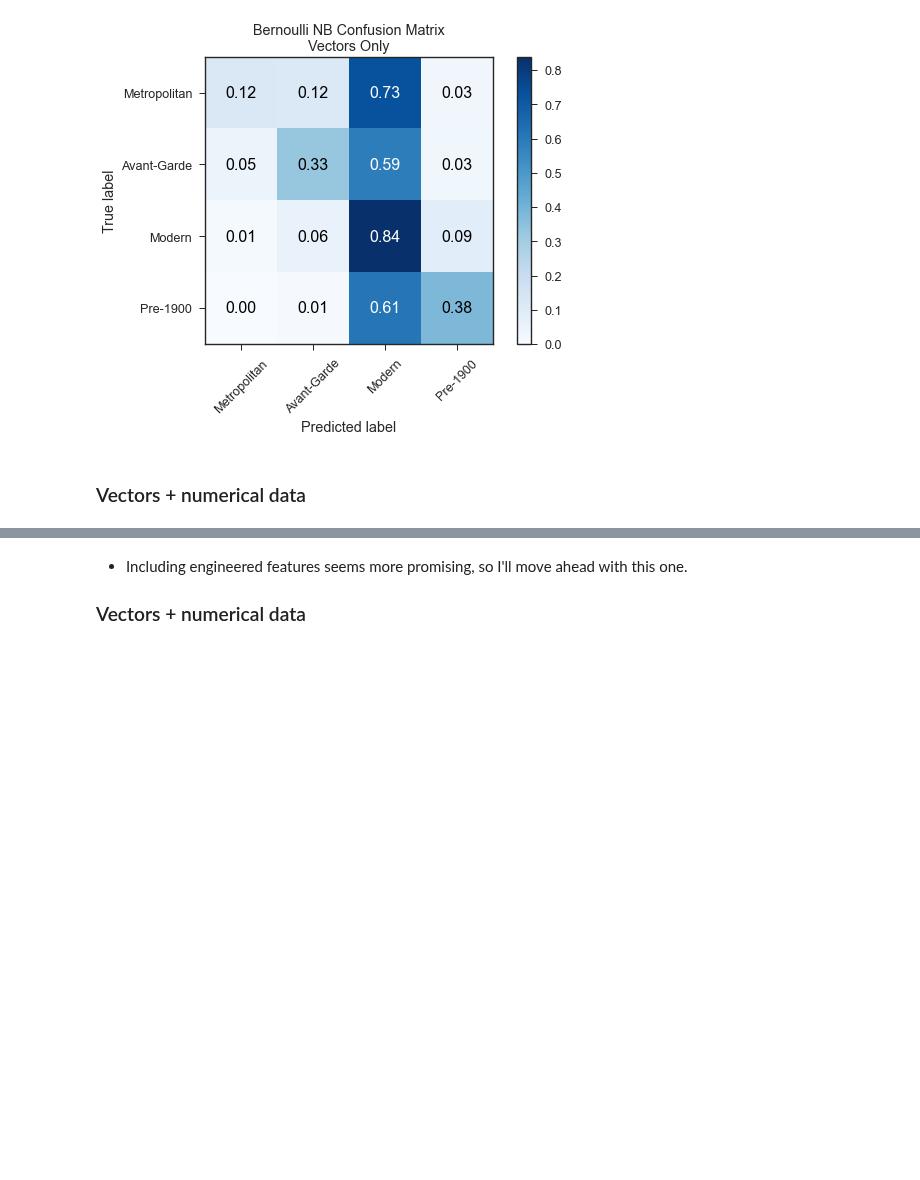
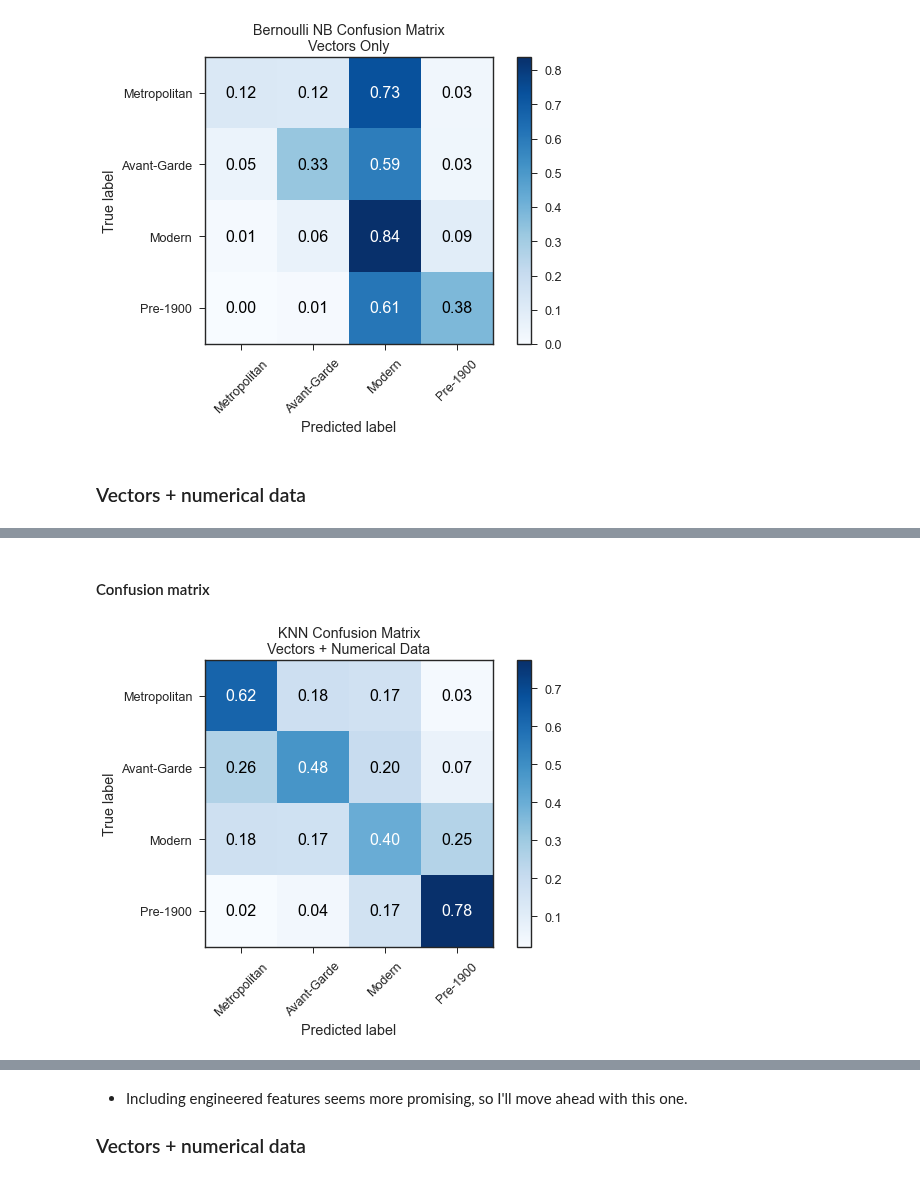
Before and after one commit to p-szymo/poetry_genre_classifier, a Jupyter notebook: 04_modeling.ipynb, the cells around one changed output, grey strips where cells are left out. Drawn from its saved outputs; the diff is of its cells as text; code cells hidden in the pictures; blank space fills up the shorter version.

```diff
--- a/04_modeling.ipynb
+++ b/04_modeling.ipynb
@@ -779,0 +883,33 @@ print_nb_features(
+# %%
+%%time
+
+# predict class for the train and test sets
+y_train_preds_knn_combo = knn_combo.predict(X_train_combo)
+y_test_preds_knn_combo = knn_combo.predict(X_test_combo)
+
+# print out accuracy and f1 scores for train set
+knn_combo_acc_train = accuracy_score(y_train, y_train_preds_knn_combo)
+knn_combo_f1_train = f1_score(y_train, y_train_preds_knn_combo, average='weighted')
+
+print('-----TRAIN-----')
+print(f'Accuracy: {knn_combo_acc_train}')
+print(f'F1 score: {knn_combo_f1_train}')
+
+# print out accuracy and f1 scores for test set
+knn_combo_acc_test = accuracy_score(y_test, y_test_preds_knn_combo)
+knn_combo_f1_test = f1_score(y_test, y_test_preds_knn_combo, average='weighted')
+
+print('\n-----TEST-----')
+print(f'Accuracy: {knn_combo_acc_test}')
+print(f'F1 score: {knn_combo_f1_test}')
+
+print('\n' + '-' * 100 + '\n')
+
+# print out report for test predictions
+print(classification_report(y_test, y_test_preds_knn_combo, target_names=list(y.unique())))
+
+print('\n' + '-' * 100 + '\n')
+
+# print out confusion matrix
+print("CONFUSION MATRIX:\n")
+print(confusion_matrix(y_test, y_test_preds_knn_combo))
@@ -779,0 +934,13 @@ print_nb_features(
+# %% [markdown]
+#### Confusion matrix
+# %%
+# plot confusion matrix - normalized
+cm = confusion_matrix(y_test, y_test_preds_knn_combo)
+classes = ['Metropolitan', 'Avant-Garde', 'Modern', 'Pre-1900']
+plot_confusion_matrix(cm, classes, normalize=True,
+                      title='KNN Confusion Matrix\nVectors + Numerical Data', cmap=plt.cm.Blues)
+
+# uncomment to save
+plt.savefig('charts/knn_combo_cm.png', transparent=True, bbox_inches='tight', dpi=100)
+# %% [output]
+[figure, added]
```
Also changed, not shown: parts of 68 cells of this notebook, 4 other files.
